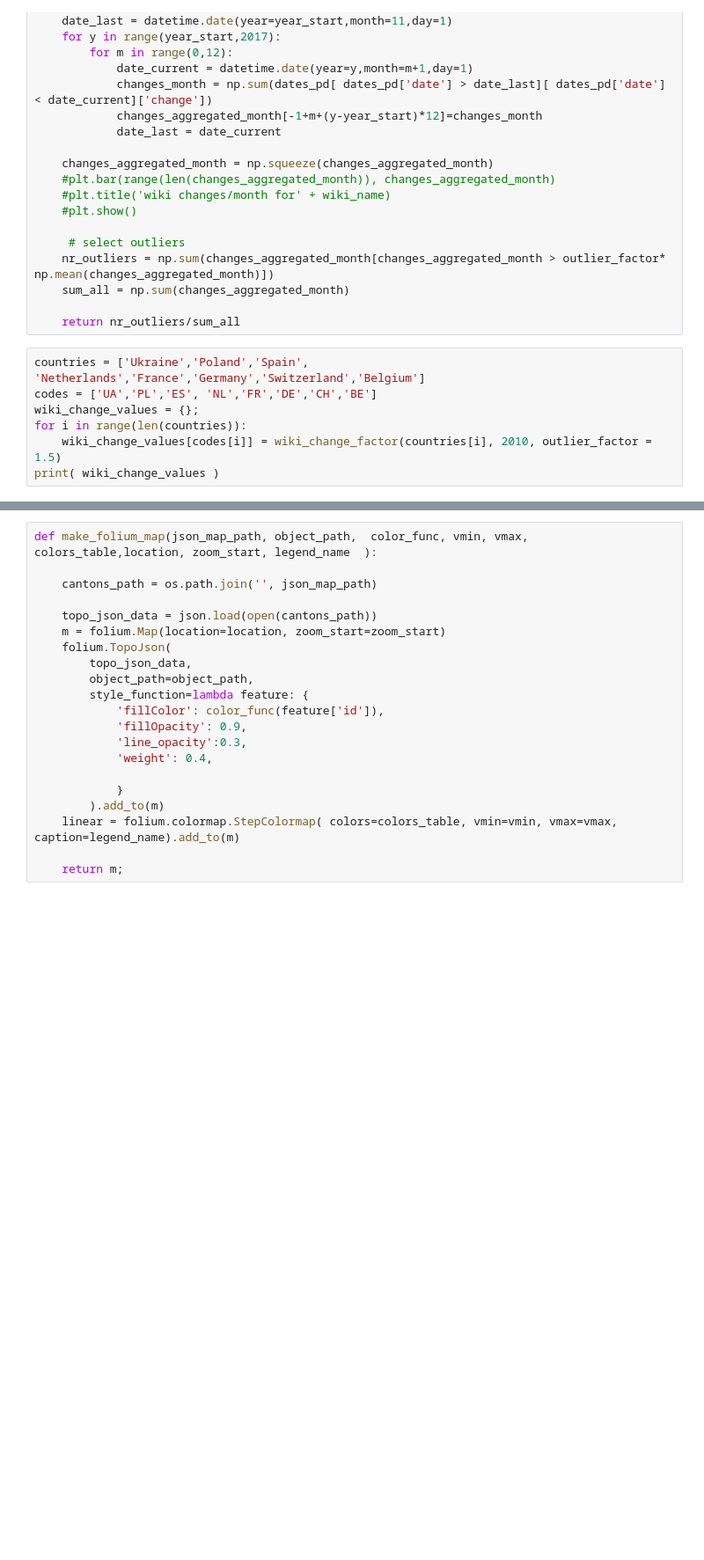
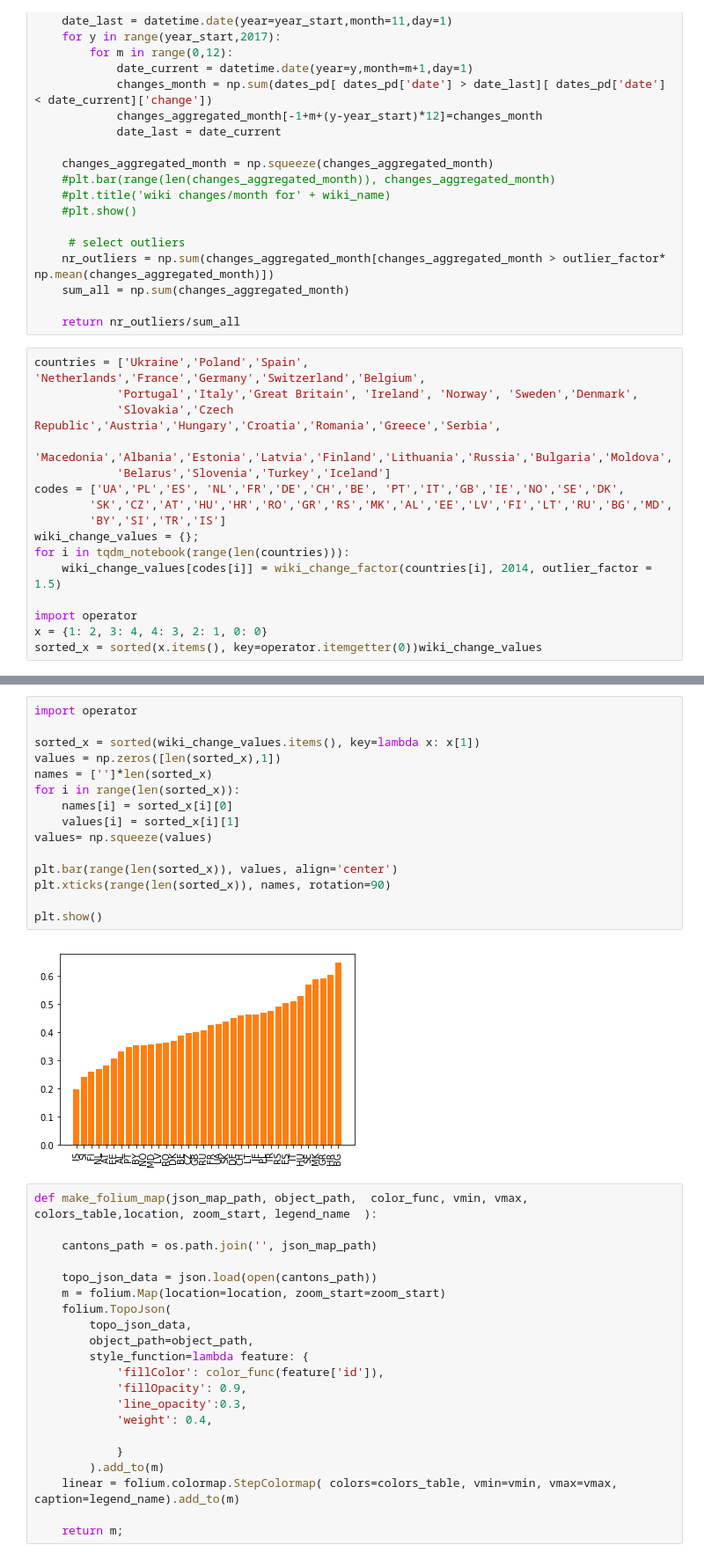
Before and after one commit to Amaumaury/ada-2017, a Jupyter notebook: project/Nr_changes_wiki_analysis.ipynb, the cells around one changed output, grey strips where cells are left out. Shown: that part at 88% size. Cells and saved outputs as stored; diff of their text form; blank space fills up the shorter version.

```diff
--- a/project/Nr_changes_wiki_analysis.ipynb
+++ b/project/Nr_changes_wiki_analysis.ipynb
@@ -49,10 +50,19 @@ def wiki_change_factor(wiki_name,year_start, outlier_factor):
 
     return nr_outliers/sum_all
 # %%
-countries = ['Ukraine','Poland','Spain', 'Netherlands','France','Germany','Switzerland','Belgium']
-codes = ['UA','PL','ES', 'NL','FR','DE','CH','BE']
+countries = ['Ukraine','Poland','Spain', 'Netherlands','France','Germany','Switzerland','Belgium',
+            'Portugal','Italy','Great Britain', 'Ireland', 'Norway', 'Sweden','Denmark',
+            'Slovakia','Czech Republic','Austria','Hungary','Croatia','Romania','Greece','Serbia',
+            'Macedonia','Albania','Estonia','Latvia','Finland','Lithuania','Russia','Bulgaria','Moldova',
+            'Belarus','Slovenia','Turkey','Iceland']
+codes = ['UA','PL','ES', 'NL','FR','DE','CH','BE', 'PT','IT','GB','IE','NO','SE','DK',
+        'SK','CZ','AT','HU','HR','RO','GR','RS','MK','AL','EE','LV','FI','LT','RU','BG','MD',
+        'BY','SI','TR','IS']
 wiki_change_values = {};
-for i in range(len(countries)):
-    wiki_change_values[codes[i]] = wiki_change_factor(countries[i], 2010, outlier_factor = 1.5)
-print( wiki_change_values )
+for i in tqdm_notebook(range(len(countries))):
+    wiki_change_values[codes[i]] = wiki_change_factor(countries[i], 2014, outlier_factor = 1.5)
+
+import operator
+x = {1: 2, 3: 4, 4: 3, 2: 1, 0: 0}
+sorted_x = sorted(x.items(), key=operator.itemgetter(0))wiki_change_values
 # %% [output]
@@ -60,3 +87,20 @@ print( wiki_change_values )
+# %%
+import operator
+
+sorted_x = sorted(wiki_change_values.items(), key=lambda x: x[1])
+values = np.zeros([len(sorted_x),1])
+names = ['']*len(sorted_x)
+for i in range(len(sorted_x)):
+    names[i] = sorted_x[i][0]
+    values[i] = sorted_x[i][1]
+values= np.squeeze(values)
+
+plt.bar(range(len(sorted_x)), values, align='center')
+plt.xticks(range(len(sorted_x)), names, rotation=90)
+
+plt.show()
+# %% [output]
+[figure, added]
 # %%
 def make_folium_map(json_map_path, object_path,  color_func, vmin, vmax, colors_table,location, zoom_start, legend_name  ):
 
```
Also changed, not shown: parts of 8 cells of this notebook.
